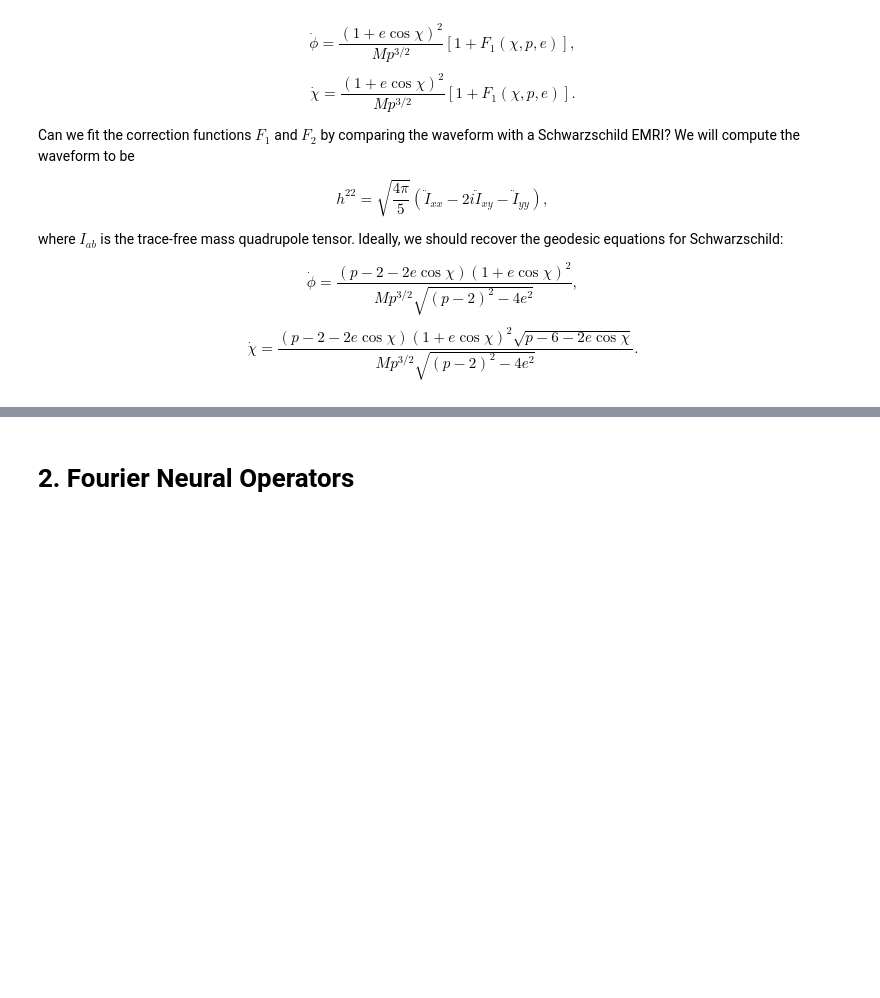
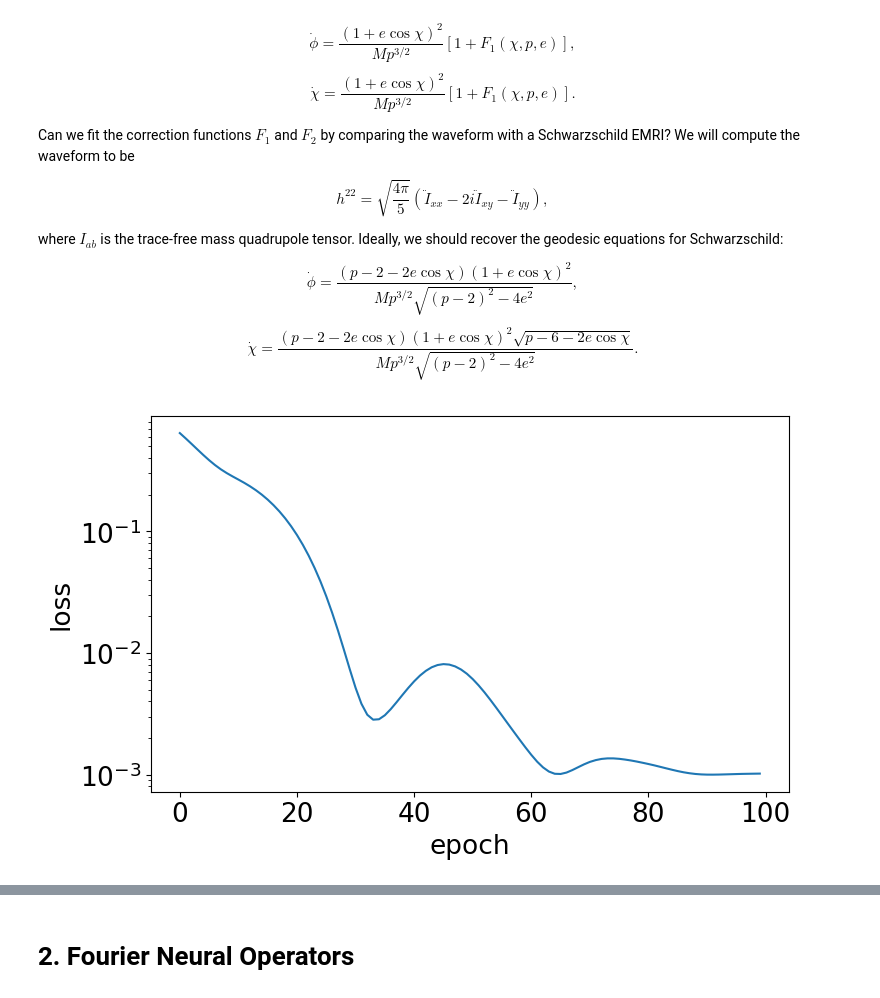
Before and after one commit to raimonluna/MachineLearningForStrongGravity, a Jupyter notebook: Lecture3_Learning_Orbital_Dynamics_and_Fourier_Neural_Operators.ipynb, the cells around one changed output, grey strips where cells are left out. Saved outputs shown, nothing was run; the diff lists cells and outputs as text; code cells hidden in the pictures; blank space fills up the shorter version.

```diff
--- a/Lecture3_Learning_Orbital_Dynamics_and_Fourier_Neural_Operators.ipynb
+++ b/Lecture3_Learning_Orbital_Dynamics_and_Fourier_Neural_Operators.ipynb
@@ -111,9 +108,9 @@ class NetGeo(nn.Module):
 
         self.net = nn.Sequential(
             nn.Linear(1, 32),
-            nn.ReLU(),
+            nn.GELU(),
             nn.Linear(32, 32),
-            nn.ReLU(),
+            nn.GELU(),
             nn.Linear(32, 2),
         )
 
@@ -176,33 +173,35 @@ optimizer = optim.Adam(netGeo.parameters(), lr=1e-3)
 # %%
 fig, ax = plt.subplots(1,1, figsize = (8, 5));
 font = {'size'   : 19}
 plt.rc('font', **font)
 
 loss_hist = []
 
-for epoch in range(80):
+for epoch in range(100):
     try:
         optimizer.zero_grad()
 
         pred_y = pred_y_fun(t_train, y0)
         loss = torch.sum((pred_y - true_y)**2)
 
         loss.backward()
         loss_hist.append(loss.item())
         optimizer.step()
 
         ax.cla()
         ax.set_yscale('log')
         ax.set_xlabel('epoch')
         ax.set_ylabel('loss')
         ax.plot(loss_hist)
 
         display.display(plt.gcf())
         display.clear_output(wait=True)
         plt.tight_layout()
 
     except KeyboardInterrupt:
         break
+# %% [output]
+[figure, added]
 # %%
 t_test  = torch.linspace(0., 300000., 6000, device = device)
 
```
Also changed, not shown: parts of 11 cells of this notebook.
